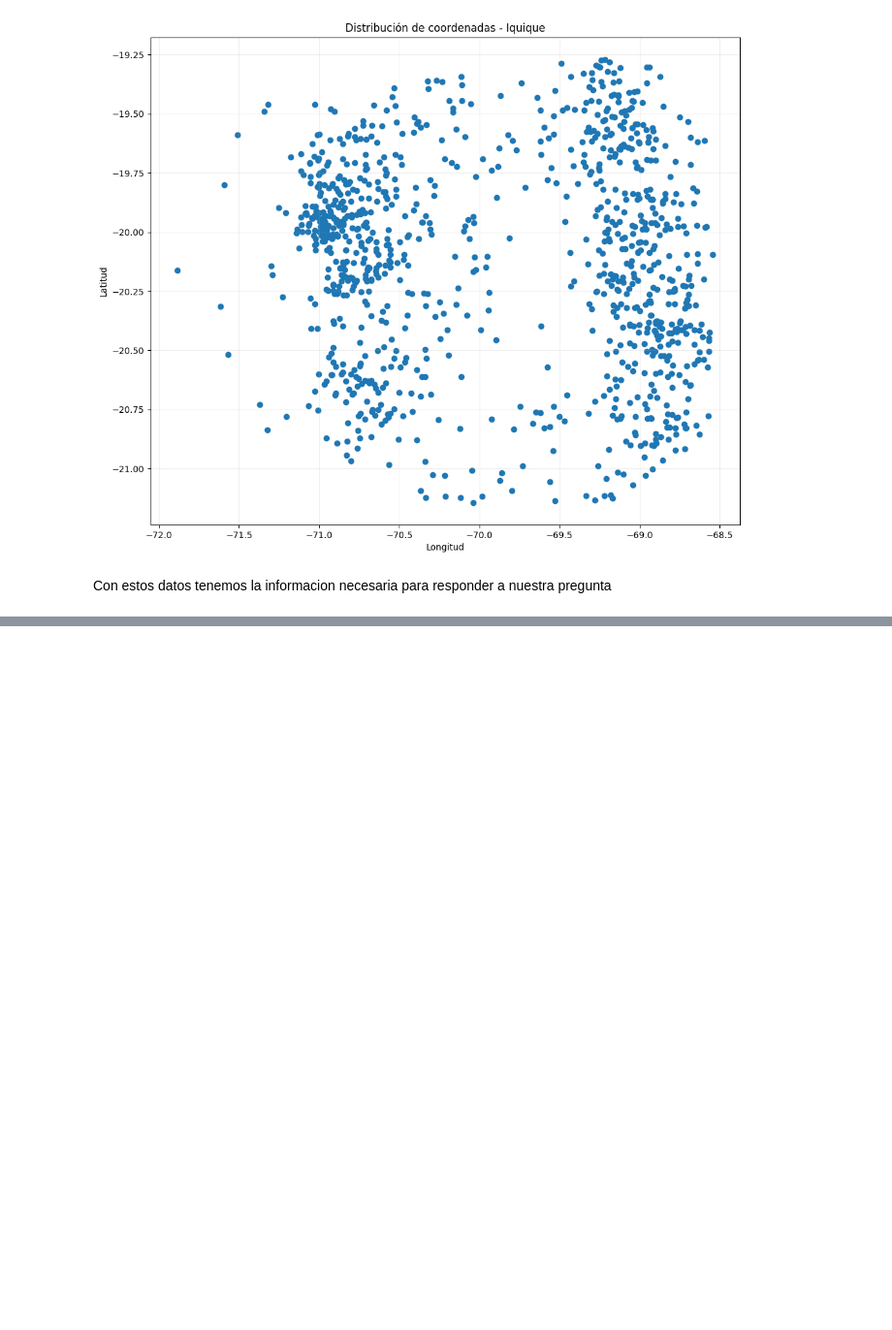
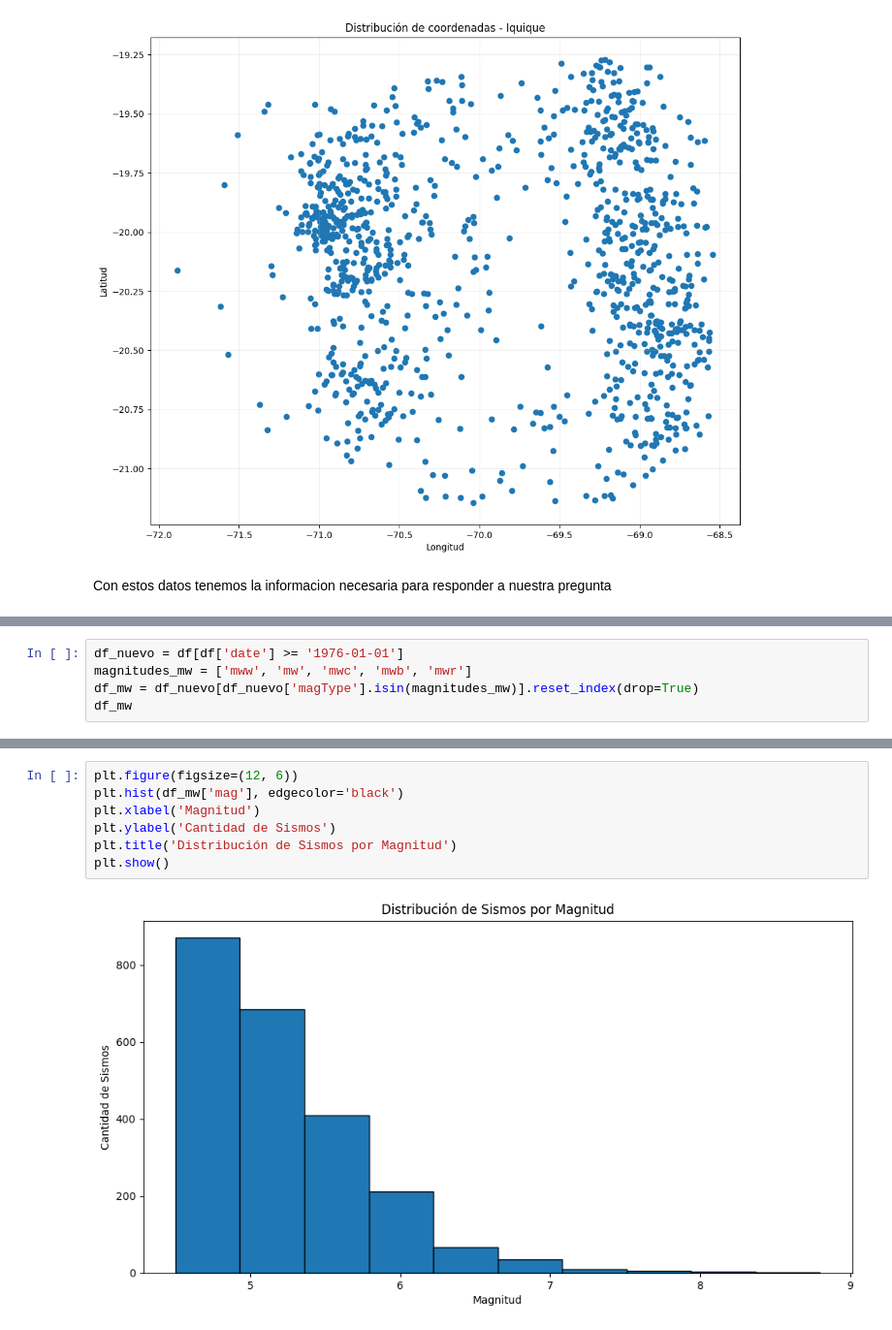
Before and after one commit to Skysilen-t/Proyecto-Ciencia-de-Datos, a Jupyter notebook: Propuesta y documento/Proyecto investigacion propuesta.ipynb, the cells around one changed output, grey strips where cells are left out. Shown: that part at 97% size. Cells and saved outputs as stored; diff of their text form; blank space fills up the shorter version.

```diff
--- a/Propuesta y documento/Proyecto investigacion propuesta.ipynb
+++ b/Propuesta y documento/Proyecto investigacion propuesta.ipynb
@@ -782,0 +834,5 @@ Con estos datos tenemos la informacion necesaria para responder a nuestra pregun
+# %%
+df_nuevo = df[df['date'] >= '1976-01-01']
+magnitudes_mw = ['mww', 'mw', 'mwc', 'mwb', 'mwr']
+df_mw = df_nuevo[df_nuevo['magType'].isin(magnitudes_mw)].reset_index(drop=True)
+df_mw
@@ -782,0 +853,9 @@ Con estos datos tenemos la informacion necesaria para responder a nuestra pregun
+# %%
+plt.figure(figsize=(12, 6))
+plt.hist(df_mw['mag'], edgecolor='black')
+plt.xlabel('Magnitud')
+plt.ylabel('Cantidad de Sismos')
+plt.title('Distribución de Sismos por Magnitud')
+plt.show()
+# %% [output]
+[figure, added]
```
Also changed, not shown: parts of 9 cells of this notebook.
